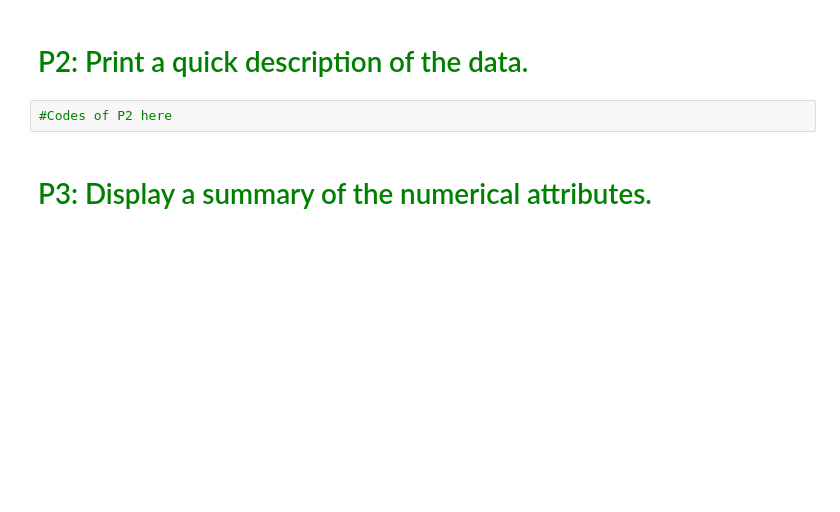
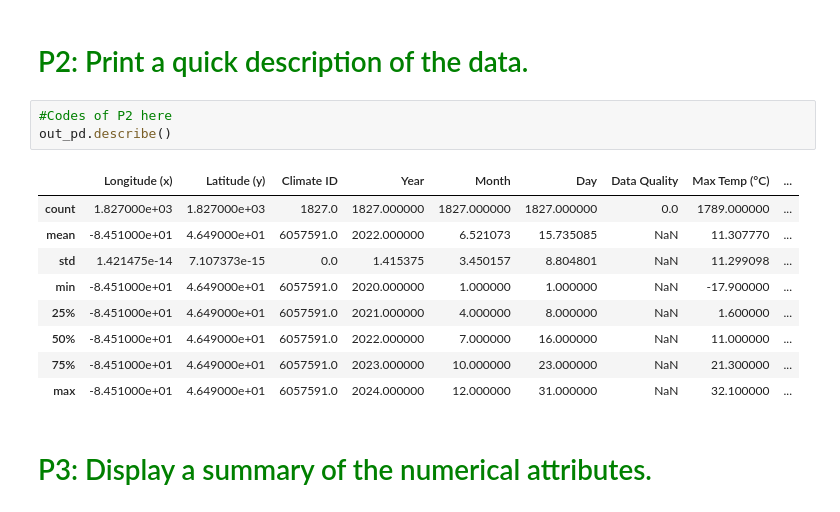
Before and after one commit to Zhaoleon9/PythonAssignments, a Jupyter notebook: Assignment-4.ipynb, the cells around one changed output. Drawn from its saved outputs; the diff is of its cells as text; blank space fills up the shorter version.

```diff
--- a/Assignment-4.ipynb
+++ b/Assignment-4.ipynb
@@ -35,6 +49,17 @@ The following <a href="https://climate.weather.gc.ca/glossary_e.html">link</a> m
 # <span style="color:Green">P2: Print a quick description of the data.</span>
 # %%
 #Codes of P2 here
+out_pd.describe()
+# %% [output]
+|  | Longitude (x) | Latitude (y) | Climate ID | Year | Month | Day | Data Quality | Max Temp (°C) | ... |
+| count | 1.827000e+03 | 1.827000e+03 | 1827.0 | 1827.000000 | 1827.000000 | 1827.000000 | 0.0 | 1789.000000 | ... |
+| mean | -8.451000e+01 | 4.649000e+01 | 6057591.0 | 2022.000000 | 6.521073 | 15.735085 | NaN | 11.307770 | ... |
+| std | 1.421475e-14 | 7.107373e-15 | 0.0 | 1.415375 | 3.450157 | 8.804801 | NaN | 11.299098 | ... |
+| min | -8.451000e+01 | 4.649000e+01 | 6057591.0 | 2020.000000 | 1.000000 | 1.000000 | NaN | -17.900000 | ... |
+| 25% | -8.451000e+01 | 4.649000e+01 | 6057591.0 | 2021.000000 | 4.000000 | 8.000000 | NaN | 1.600000 | ... |
+| 50% | -8.451000e+01 | 4.649000e+01 | 6057591.0 | 2022.000000 | 7.000000 | 16.000000 | NaN | 11.000000 | ... |
+| 75% | -8.451000e+01 | 4.649000e+01 | 6057591.0 | 2023.000000 | 10.000000 | 23.000000 | NaN | 21.300000 | ... |
+| max | -8.451000e+01 | 4.649000e+01 | 6057591.0 | 2024.000000 | 12.000000 | 31.000000 | NaN | 32.100000 | ... |
 # %% [markdown]
 # <span style="color:Green">P3: Display a summary of the numerical attributes.</span>
 # %%
```
Also changed, not shown: parts of 10 cells of this notebook.
